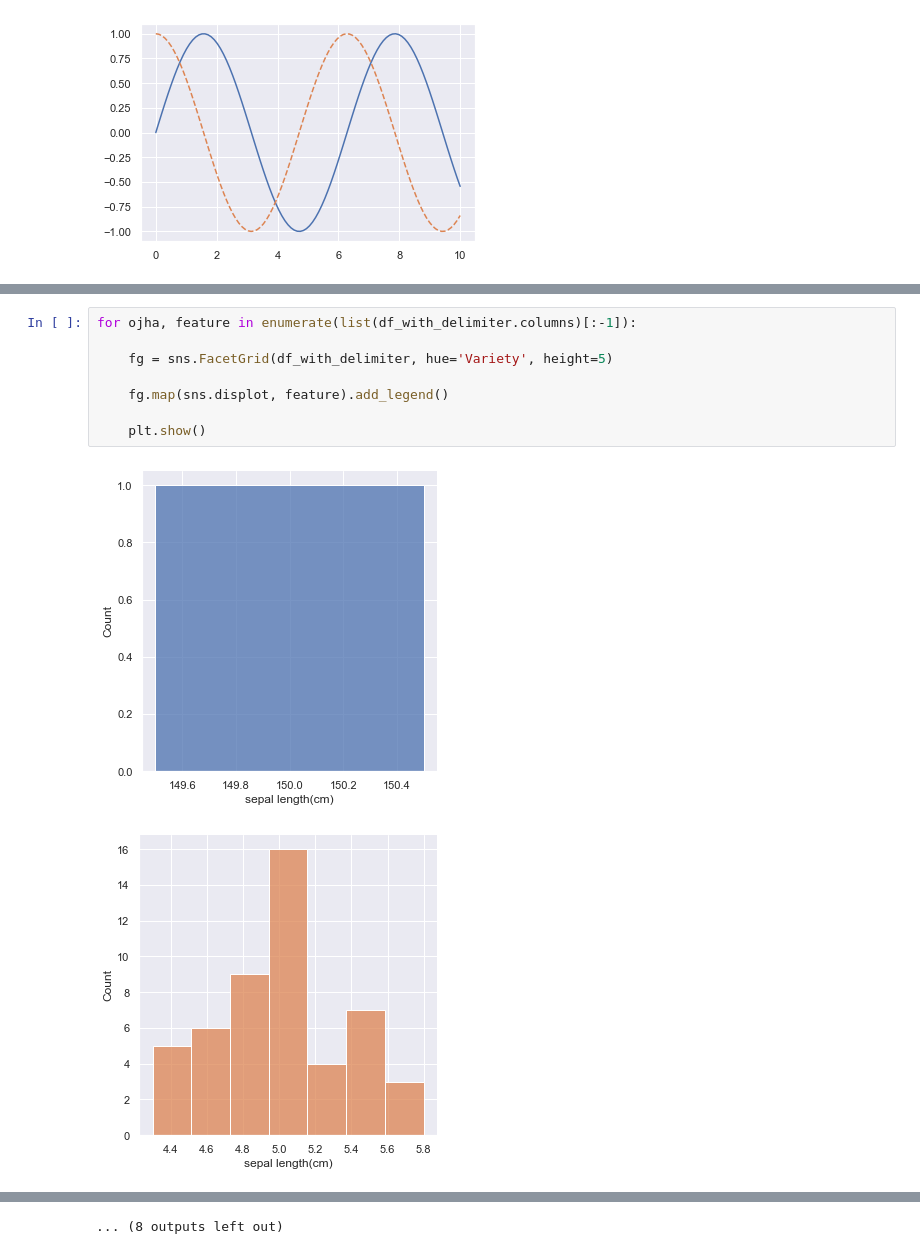
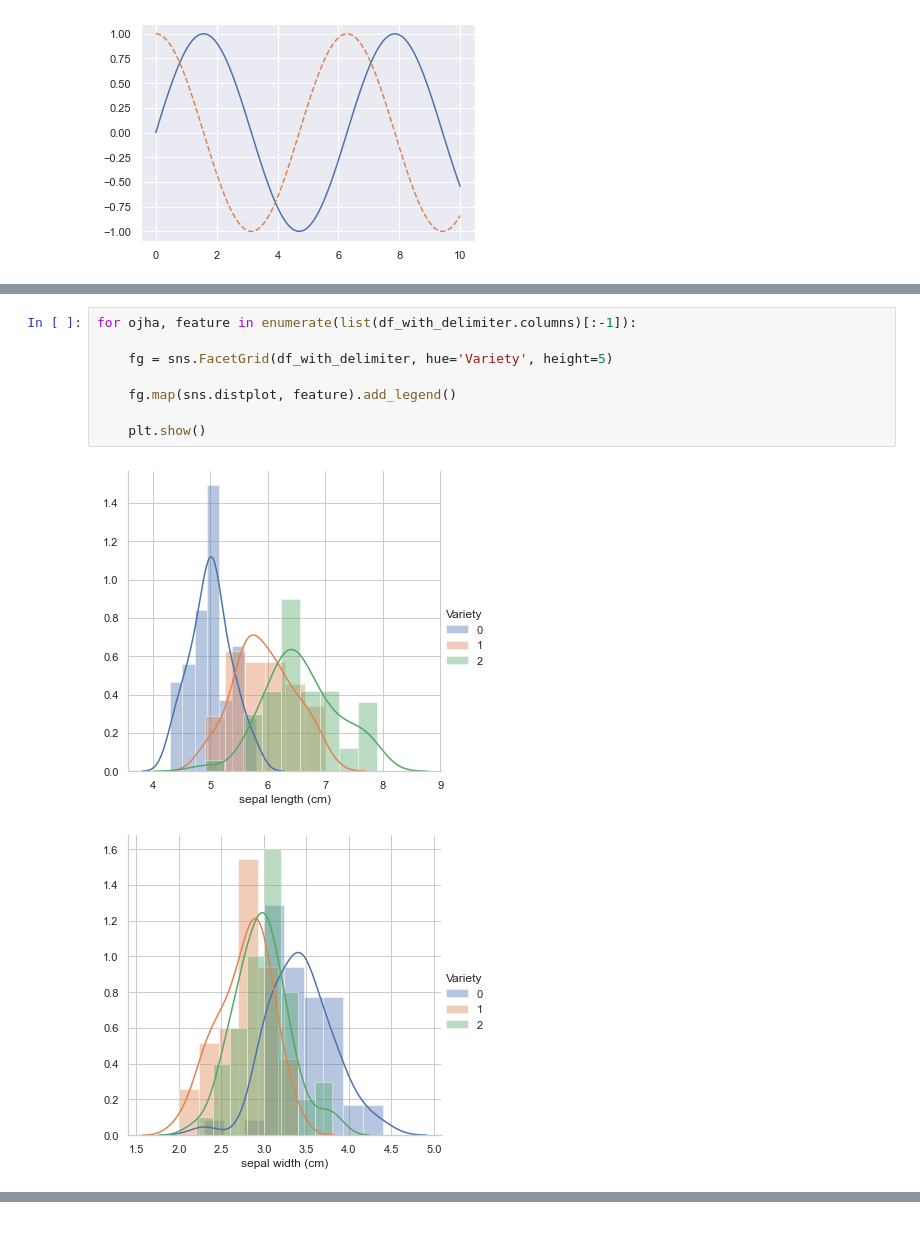
Before and after one commit to iCyb3rC4t/Data_Mining_Labs, a Jupyter notebook: Lab05.ipynb, the cells around one changed output, grey strips where cells are left out. Drawn from its saved outputs; the diff is of its cells as text.

```diff
--- a/Lab05.ipynb
+++ b/Lab05.ipynb
@@ -90,11 +90,11 @@ df_with_delimiter["Variety"].hist()
 # %%
 for ojha, feature in enumerate(list(df_with_delimiter.columns)[:-1]):
 
     fg = sns.FacetGrid(df_with_delimiter, hue='Variety', height=5)
 
-    fg.map(sns.displot, feature).add_legend()
+    fg.map(sns.distplot, feature).add_legend()
 
     plt.show()
 # %% [output]
-[figure, old version]
+[figure, new version]
-[figure, old version]
+[figure, new version]
@@ -111 +102,0 @@ for ojha, feature in enumerate(list(df_with_delimiter.columns)[:-1]):
-... (8 outputs left out)
```
Also changed, not shown: parts of 14 cells of this notebook.
